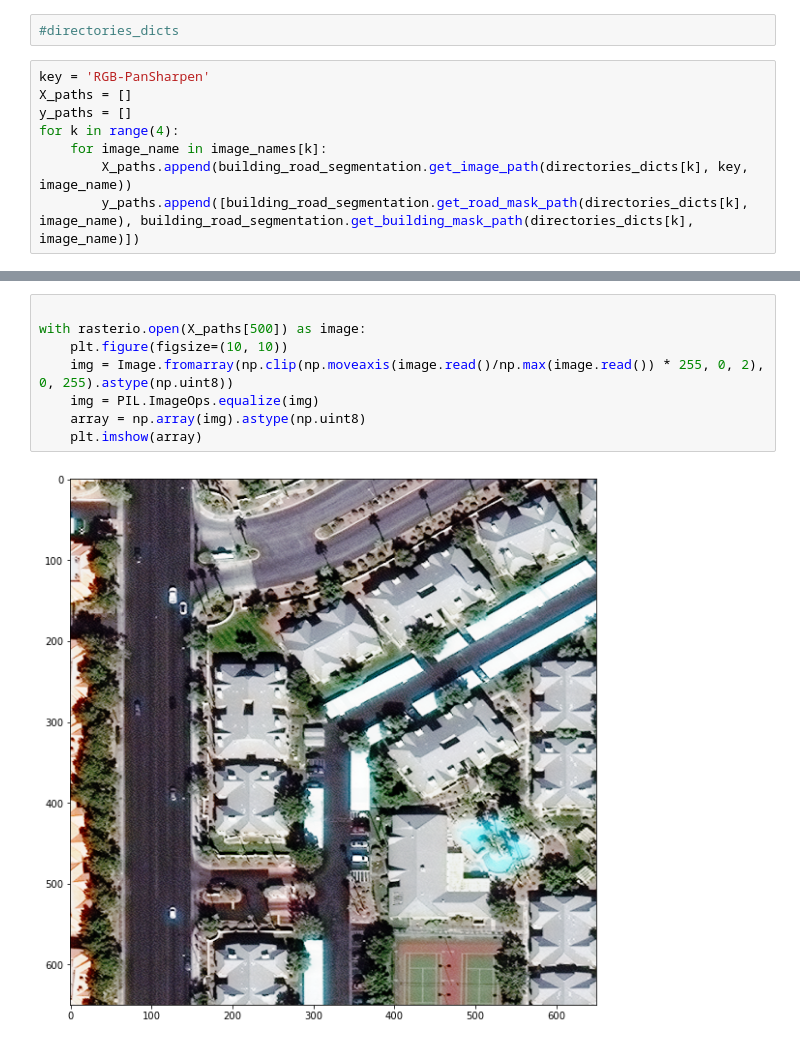
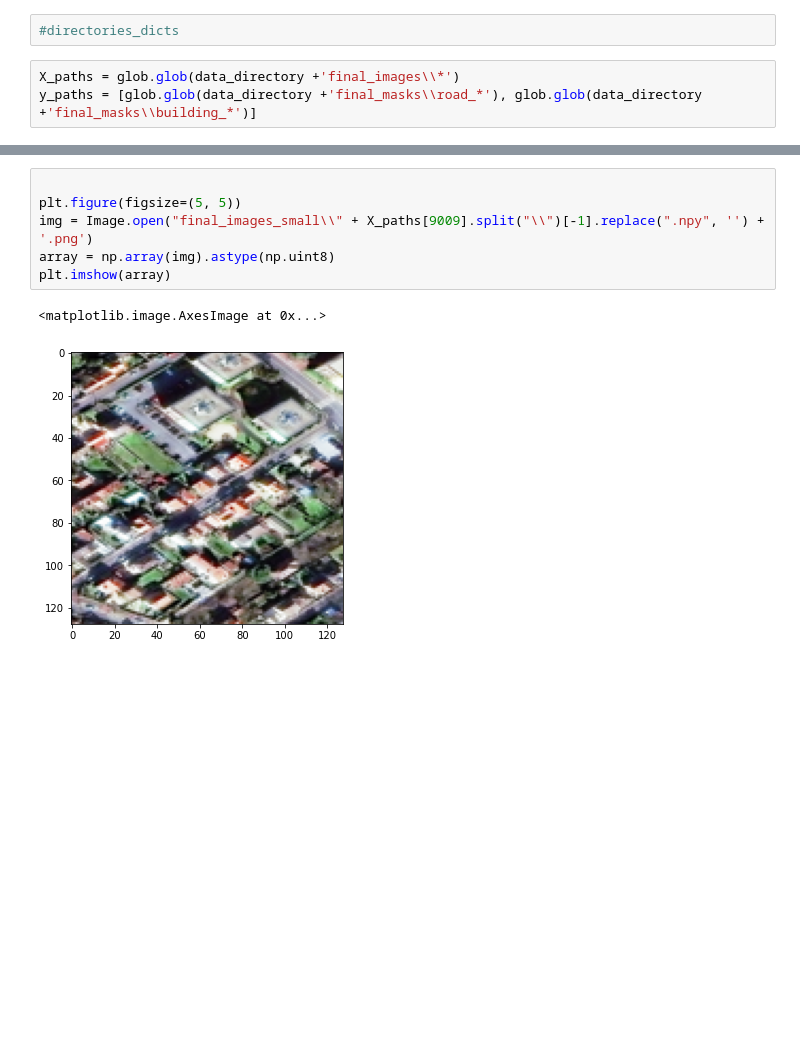
Before and after one commit to Luke-Pratley/building_road_segmentation, a Jupyter notebook: data_cleaning_EDA/final_data_processing.ipynb, the cells around one changed output, grey strips where cells are left out. Drawn from its saved outputs; the diff is of its cells as text; blank space fills up the shorter version.

Commit message:
updating data wrangling notebooks

```diff
--- a/data_cleaning_EDA/final_data_processing.ipynb
+++ b/data_cleaning_EDA/final_data_processing.ipynb
@@ -35,10 +33,5 @@ image_names = [np.load(g) for g in glob.glob('*_to_keep.npy')]
 # %%
 #directories_dicts
 # %%
-key = 'RGB-PanSharpen'
-X_paths = []
-y_paths = []
-for k in range(4):
-    for image_name in image_names[k]:
-        X_paths.append(building_road_segmentation.get_image_path(directories_dicts[k], key, image_name))
-        y_paths.append([building_road_segmentation.get_road_mask_path(directories_dicts[k], image_name), building_road_segmentation.get_building_mask_path(directories_dicts[k], image_name)])
+X_paths = glob.glob(data_directory +'final_images\\*')
+y_paths = [glob.glob(data_directory +'final_masks\\road_*'), glob.glob(data_directory +'final_masks\\building_*')]
@@ -70,10 +107,9 @@ for k in range(len(X_paths)):
 # %%
 
-with rasterio.open(X_paths[500]) as image:
-    plt.figure(figsize=(10, 10))
-    img = Image.fromarray(np.clip(np.moveaxis(image.read()/np.max(image.read()) * 255, 0, 2), 0, 255).astype(np.uint8))
-    img = PIL.ImageOps.equalize(img)
-    array = np.array(img).astype(np.uint8)
-    plt.imshow(array)
+plt.figure(figsize=(5, 5))
+img = Image.open("final_images_small\\" + X_paths[9009].split("\\")[-1].replace(".npy", '') + '.png')
+array = np.array(img).astype(np.uint8)
+plt.imshow(array)
 # %% [output]
+<matplotlib.image.AxesImage at 0x...>
-[figure, old version]
+[figure, new version]
```
Also changed, not shown: parts of 19 cells of this notebook, 1 other file.
